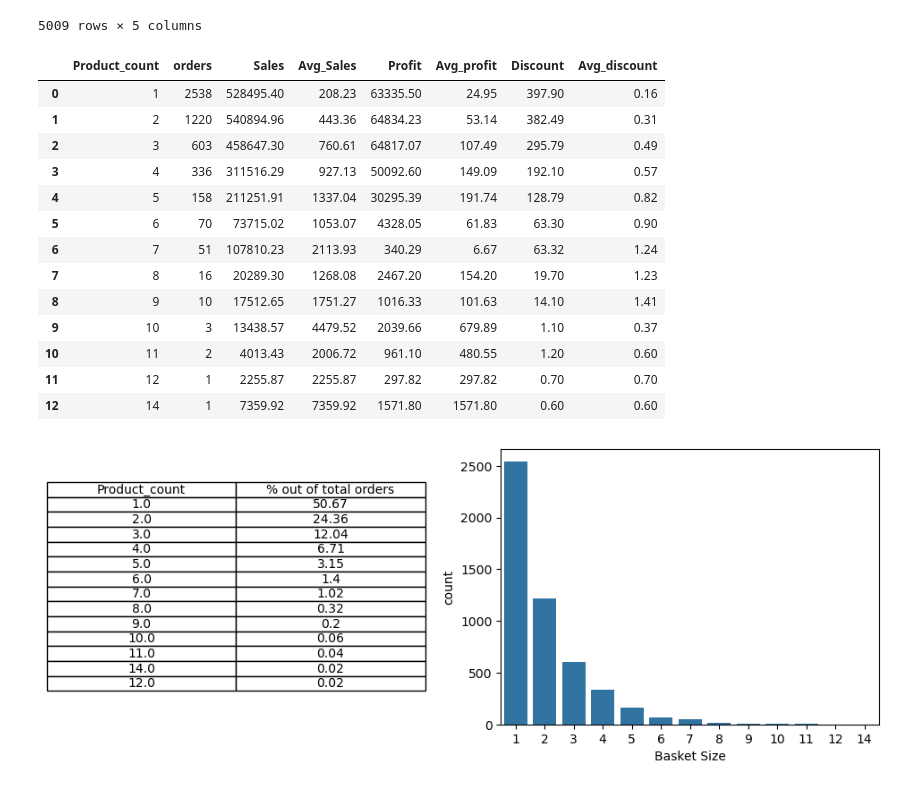
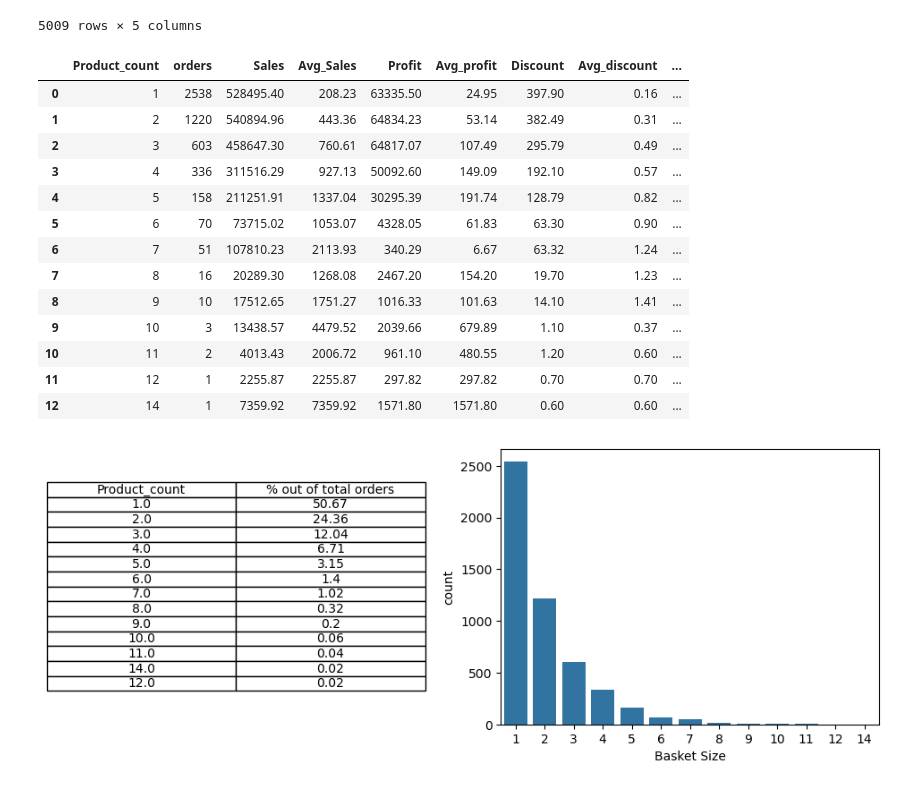
Before and after one commit to Aniket-Raikwar1/Superstore, a Jupyter notebook: Notebooks/Store_Analysis.ipynb, the cells around one changed output. Drawn from its saved outputs; the diff is of its cells as text; code cells hidden in the pictures.

Commit message:
Profit and Loss EDA

```diff
--- a/Notebooks/Store_Analysis.ipynb
+++ b/Notebooks/Store_Analysis.ipynb
@@ -166,6 +166,7 @@ orders['Year'] = orders['Order Date'].dt.year
 orders['Week'] = orders['Order Date'].dt.isocalendar().week
 orders['Quarter'] = orders['Order Date'].dt.to_period("Q")
 orders['Price'] = orders['Sales']/orders['Quantity']
+orders['Month_order'] = orders['Order Date'].dt.month
 # %% [markdown]
 ## Customer detail
 # %% [markdown]
@@ -329,6 +315,11 @@ orders[['Order ID','Sales']]
 # %%
 # Basket value
-orders_detail = orders[['Order ID','Discount','Profit','Sales']].groupby(['Order ID']).agg(Product_count=('Order ID','count'),Total_Sales=('Sales','sum'),Total_Profit=('Profit','sum'),Total_Discount=('Discount','sum')).reset_index()
+orders_detail = orders[['Order ID','Discount','Profit','Sales']].groupby(['Order ID']).agg(
+    Product_count=('Order ID','count'),
+    Total_Sales=('Sales','sum'),
+    Total_Profit=('Profit','sum'),
+    Total_Discount=('Discount','sum')
+).reset_index()
 # %%
 orders_detail
 # %% [output]
@@ -346,22 +337,32 @@ orders_detail
 | 5008 | US-2017-169551 | 6 | 1344.838 | -62.2895 | 1.7 |
 5009 rows × 5 columns
 # %%
-orders_detail.groupby(by='Product_count').agg(orders=('Total_Sales','count'),Sales=('Total_Sales','sum'),Avg_Sales=('Total_Sales','mean'),Profit=('Total_Profit','sum'),Avg_profit=('Total_Profit','mean'),Discount=('Total_Discount','sum'),Avg_discount=('Total_Discount','mean')).reset_index().round(2)
+Basket = orders_detail.groupby(by='Product_count').agg(
+    orders=('Total_Sales','count'),
+    Sales=('Total_Sales','sum'),
+    Avg_Sales=('Total_Sales','mean'),
+    Profit=('Total_Profit','sum'),
+    Avg_profit=('Total_Profit','mean'),
+    Discount=('Total_Discount','sum'),
+    Avg_discount=('Total_Discount','mean')
+).reset_index().round(2)
+Basket['Profit_to_Sale_%'] = round(Basket['Profit']/Basket['Sales']*100,2)
+Basket
 # %% [output]
-|  | Product_count | orders | Sales | Avg_Sales | Profit | Avg_profit | Discount | Avg_discount |
-| 0 | 1 | 2538 | 528495.40 | 208.23 | 63335.50 | 24.95 | 397.90 | 0.16 |
-| 1 | 2 | 1220 | 540894.96 | 443.36 | 64834.23 | 53.14 | 382.49 | 0.31 |
-| 2 | 3 | 603 | 458647.30 | 760.61 | 64817.07 | 107.49 | 295.79 | 0.49 |
-| 3 | 4 | 336 | 311516.29 | 927.13 | 50092.60 | 149.09 | 192.10 | 0.57 |
-| 4 | 5 | 158 | 211251.91 | 1337.04 | 30295.39 | 191.74 | 128.79 | 0.82 |
-| 5 | 6 | 70 | 73715.02 | 1053.07 | 4328.05 | 61.83 | 63.30 | 0.90 |
-| 6 | 7 | 51 | 107810.23 | 2113.93 | 340.29 | 6.67 | 63.32 | 1.24 |
-| 7 | 8 | 16 | 20289.30 | 1268.08 | 2467.20 | 154.20 | 19.70 | 1.23 |
-| 8 | 9 | 10 | 17512.65 | 1751.27 | 1016.33 | 101.63 | 14.10 | 1.41 |
-| 9 | 10 | 3 | 13438.57 | 4479.52 | 2039.66 | 679.89 | 1.10 | 0.37 |
-| 10 | 11 | 2 | 4013.43 | 2006.72 | 961.10 | 480.55 | 1.20 | 0.60 |
-| 11 | 12 | 1 | 2255.87 | 2255.87 | 297.82 | 297.82 | 0.70 | 0.70 |
-| 12 | 14 | 1 | 7359.92 | 7359.92 | 1571.80 | 1571.80 | 0.60 | 0.60 |
+|  | Product_count | orders | Sales | Avg_Sales | Profit | Avg_profit | Discount | Avg_discount | ... |
+| 0 | 1 | 2538 | 528495.40 | 208.23 | 63335.50 | 24.95 | 397.90 | 0.16 | ... |
+| 1 | 2 | 1220 | 540894.96 | 443.36 | 64834.23 | 53.14 | 382.49 | 0.31 | ... |
+| 2 | 3 | 603 | 458647.30 | 760.61 | 64817.07 | 107.49 | 295.79 | 0.49 | ... |
+| 3 | 4 | 336 | 311516.29 | 927.13 | 50092.60 | 149.09 | 192.10 | 0.57 | ... |
+| 4 | 5 | 158 | 211251.91 | 1337.04 | 30295.39 | 191.74 | 128.79 | 0.82 | ... |
+| 5 | 6 | 70 | 73715.02 | 1053.07 | 4328.05 | 61.83 | 63.30 | 0.90 | ... |
+| 6 | 7 | 51 | 107810.23 | 2113.93 | 340.29 | 6.67 | 63.32 | 1.24 | ... |
+| 7 | 8 | 16 | 20289.30 | 1268.08 | 2467.20 | 154.20 | 19.70 | 1.23 | ... |
+| 8 | 9 | 10 | 17512.65 | 1751.27 | 1016.33 | 101.63 | 14.10 | 1.41 | ... |
+| 9 | 10 | 3 | 13438.57 | 4479.52 | 2039.66 | 679.89 | 1.10 | 0.37 | ... |
+| 10 | 11 | 2 | 4013.43 | 2006.72 | 961.10 | 480.55 | 1.20 | 0.60 | ... |
+| 11 | 12 | 1 | 2255.87 | 2255.87 | 297.82 | 297.82 | 0.70 | 0.70 | ... |
+| 12 | 14 | 1 | 7359.92 | 7359.92 | 1571.80 | 1571.80 | 0.60 | 0.60 | ... |
 # %%
 Basket_size = round(orders_detail['Product_count'].value_counts()/len(orders_detail)*100,2).reset_index()
 Basket_size.columns = ['Product_count','% out of total orders']
```
Also changed, not shown: parts of 20 cells of this notebook.
